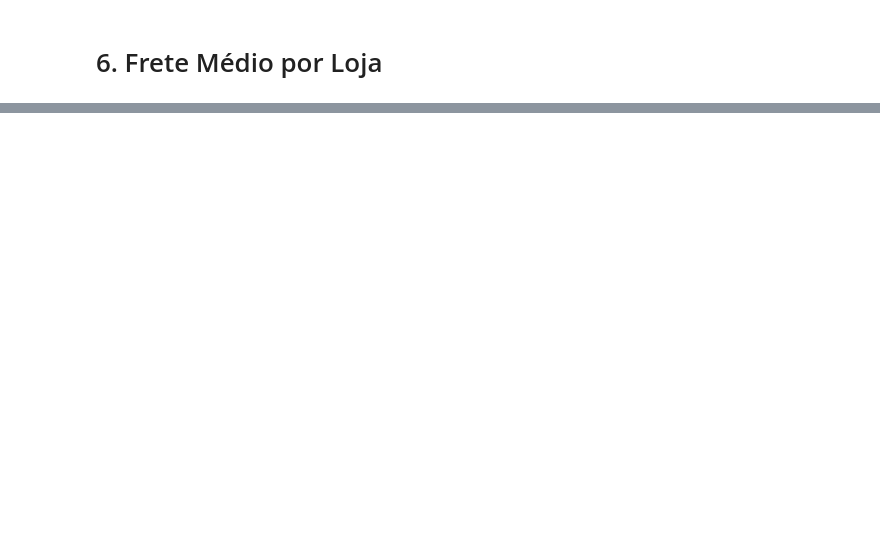
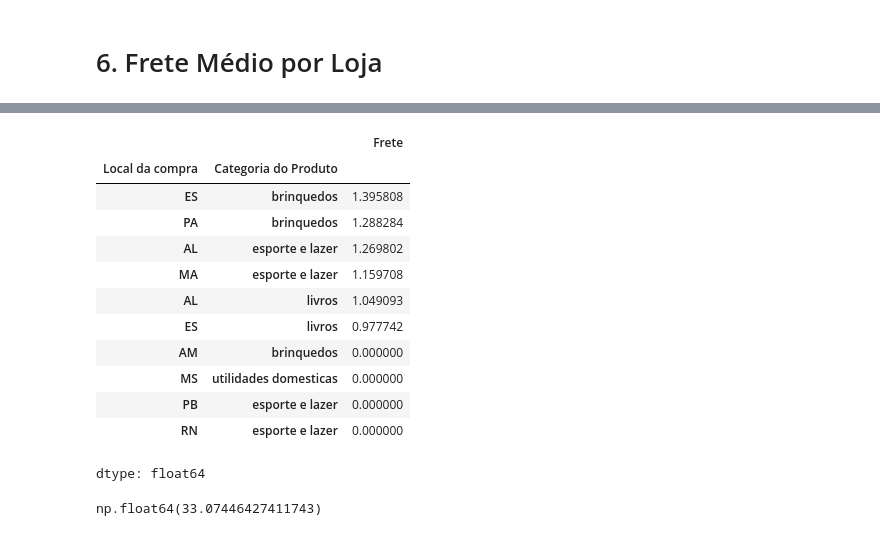
Before and after one commit to MiguelLuan/AluraStore, a Jupyter notebook: AluraStore.ipynb, the cells around one changed output, grey strips where cells are left out. Cells and saved outputs as stored; diff of their text form; code cells hidden in the pictures; blank space fills up the shorter version.

```diff
--- a/AluraStore.ipynb
+++ b/AluraStore.ipynb
@@ -275,0 +479,23 @@ qtd_produtos_loja4
+# %%
+#Frete médio por estado e categoria de produto da loja2
+frete_etd_cat_loja2.tail(10)
+# %% [output]
+|  |  | Frete |
+| Local da compra | Categoria do Produto |  |
+| ES | brinquedos | 1.395808 |
+| PA | brinquedos | 1.288284 |
+| AL | esporte e lazer | 1.269802 |
+| MA | esporte e lazer | 1.159708 |
+| AL | livros | 1.049093 |
+| ES | livros | 0.977742 |
+| AM | brinquedos | 0.000000 |
+| MS | utilidades domesticas | 0.000000 |
+| PB | esporte e lazer | 0.000000 |
+| RN | esporte e lazer | 0.000000 |
+dtype: float64
+# %%
+#Frete médio da loja3
+frete_medio_loja3 = loja3['Frete'].mean()
+frete_medio_loja3
+# %% [output]
+np.float64(33.07446427411743)
```
Also changed, not shown: parts of 28 cells of this notebook.
